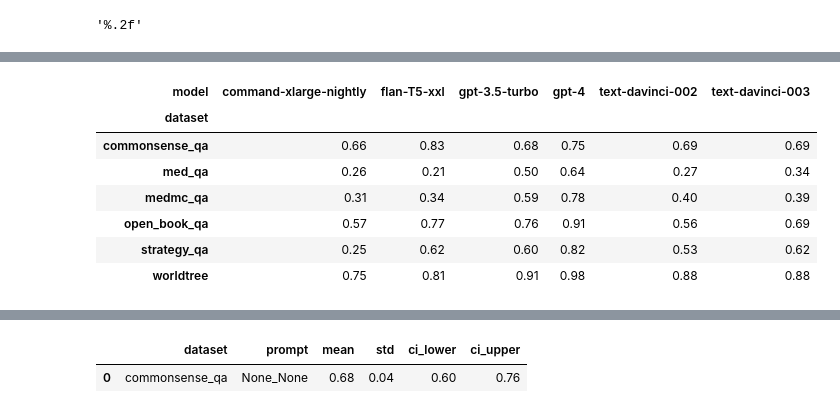
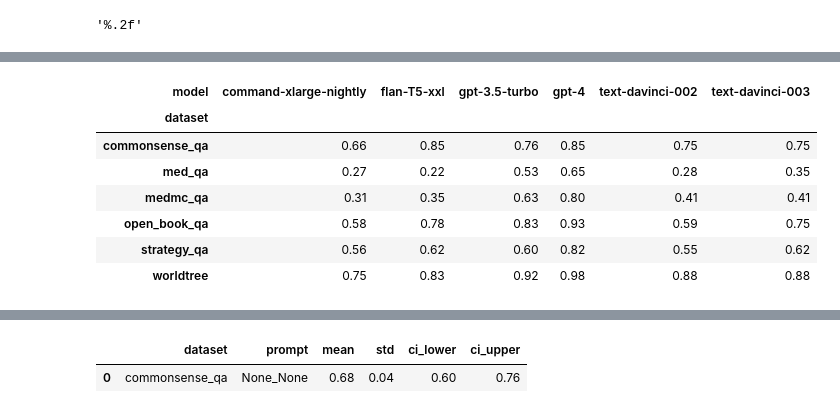
Before and after one commit to OpenBioLink/ThoughtSource, a Jupyter notebook: notebooks/internal_documentation/konstantin_saves/dataset_as_dataframe.ipynb, the cells around one changed output, grey strips where cells are left out. Drawn from its saved outputs; the diff is of its cells as text; code cells hidden in the pictures.

```diff
--- a/notebooks/internal_documentation/konstantin_saves/dataset_as_dataframe.ipynb
+++ b/notebooks/internal_documentation/konstantin_saves/dataset_as_dataframe.ipynb
@@ -40,12 +98,12 @@ acc_model_prompt
 # %%
-acc_dataset_model = df.groupby(["model", "dataset"]).mean("correct_answer").pivot_table(index="dataset", columns="model", values="correct_answer")
+acc_dataset_model = df.groupby(["model", "dataset"]).mean().pivot_table(index="dataset", columns="model", values="correct_answer")
 acc_dataset_model
 # %% [output]
 | model | command-xlarge-nightly | flan-T5-xxl | gpt-3.5-turbo | gpt-4 | text-davinci-002 | text-davinci-003 |
 | dataset |  |  |  |  |  |  |
-| commonsense_qa | 0.66 | 0.83 | 0.68 | 0.75 | 0.69 | 0.69 |
-| med_qa | 0.26 | 0.21 | 0.50 | 0.64 | 0.27 | 0.34 |
-| medmc_qa | 0.31 | 0.34 | 0.59 | 0.78 | 0.40 | 0.39 |
-| open_book_qa | 0.57 | 0.77 | 0.76 | 0.91 | 0.56 | 0.69 |
-| strategy_qa | 0.25 | 0.62 | 0.60 | 0.82 | 0.53 | 0.62 |
-| worldtree | 0.75 | 0.81 | 0.91 | 0.98 | 0.88 | 0.88 |
+| commonsense_qa | 0.66 | 0.85 | 0.76 | 0.85 | 0.75 | 0.75 |
+| med_qa | 0.27 | 0.22 | 0.53 | 0.65 | 0.28 | 0.35 |
+| medmc_qa | 0.31 | 0.35 | 0.63 | 0.80 | 0.41 | 0.41 |
+| open_book_qa | 0.58 | 0.78 | 0.83 | 0.93 | 0.59 | 0.75 |
+| strategy_qa | 0.56 | 0.62 | 0.60 | 0.82 | 0.55 | 0.62 |
+| worldtree | 0.75 | 0.83 | 0.92 | 0.98 | 0.88 | 0.88 |
```
Also changed, not shown: parts of 51 cells of this notebook.
